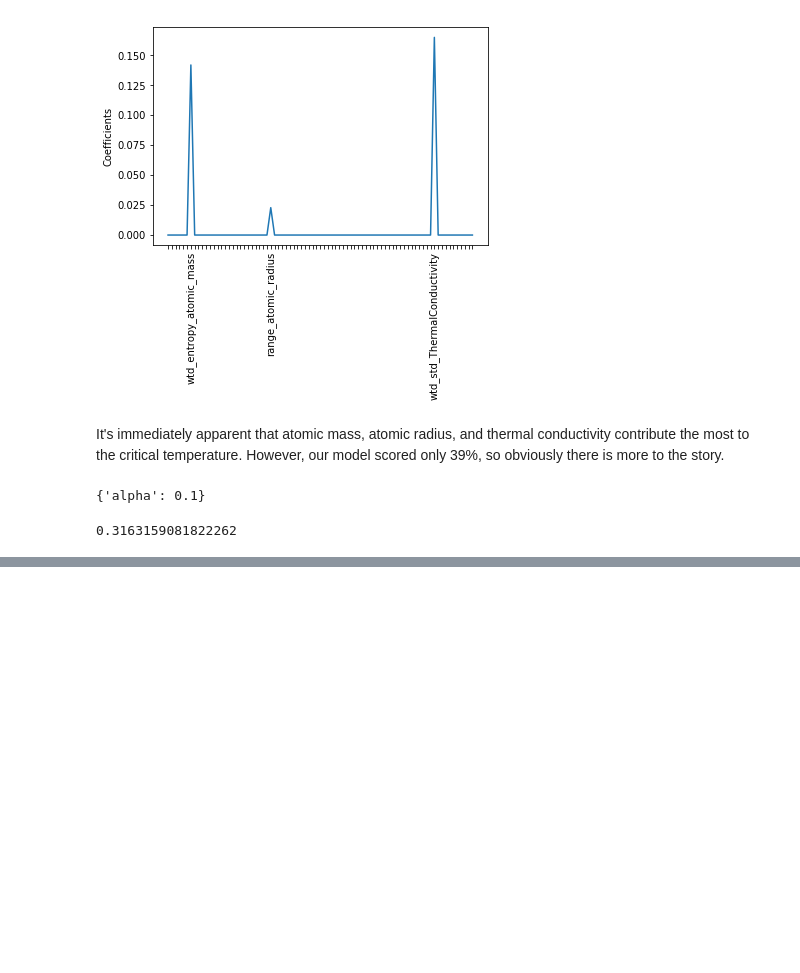
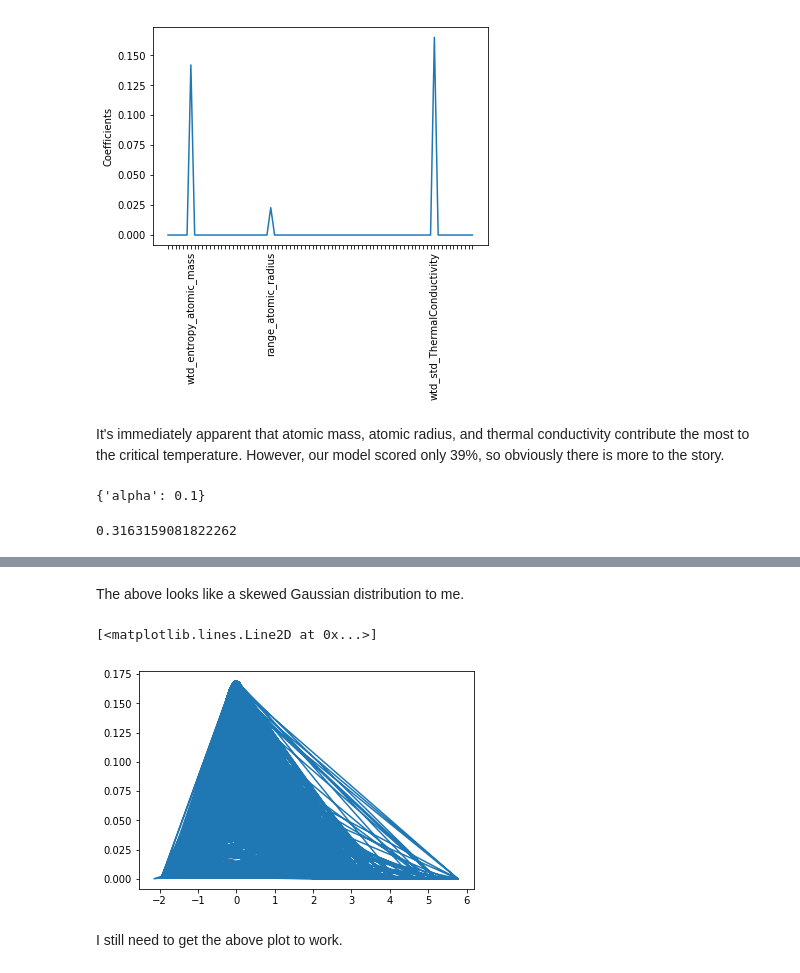
Before and after one commit to djconnolly27/DataScienceProject1, a Jupyter notebook: project3/notebook3_firstpass.ipynb, the cells around one changed output, grey strips where cells are left out. Cells and saved outputs as stored; diff of their text form; code cells hidden in the pictures; blank space fills up the shorter version.

```diff
--- a/project3/notebook3_firstpass.ipynb
+++ b/project3/notebook3_firstpass.ipynb
@@ -91,0 +301,22 @@ ValueError: continuous is not supported
+# %% [markdown]
+The above looks like a skewed Gaussian distribution to me.
+# %%
+from scipy.optimize import curve_fit
+mean, var = df_std['mean_Density'].mean(), df_std['mean_Density'].std()**2
+
+def gauss(x, *p):
+    A, mu, sigma = p
+    return A*np.exp(-(x-mu)**2/(2.*sigma**2))
+
+coeff, var_mat = curve_fit(gauss,df_std['mean_Density'],df_std['critical_temp'],p0=[1,mean,var])
+hist_fit = gauss(df_std['mean_Density'], *coeff)
+plt.plot(df_std['mean_Density'], hist_fit, label='Fitted data')
+
+
+# x, y = np.random.multivariate_normal(mean, var, size=50).T
+# ax = sns.kdeplot(x)
+# %% [output]
+[<matplotlib.lines.Line2D at 0x...>]
+[figure, added]
+# %% [markdown]
+I still need to get the above plot to work.
```
Also changed, not shown: parts of 39 cells of this notebook.
